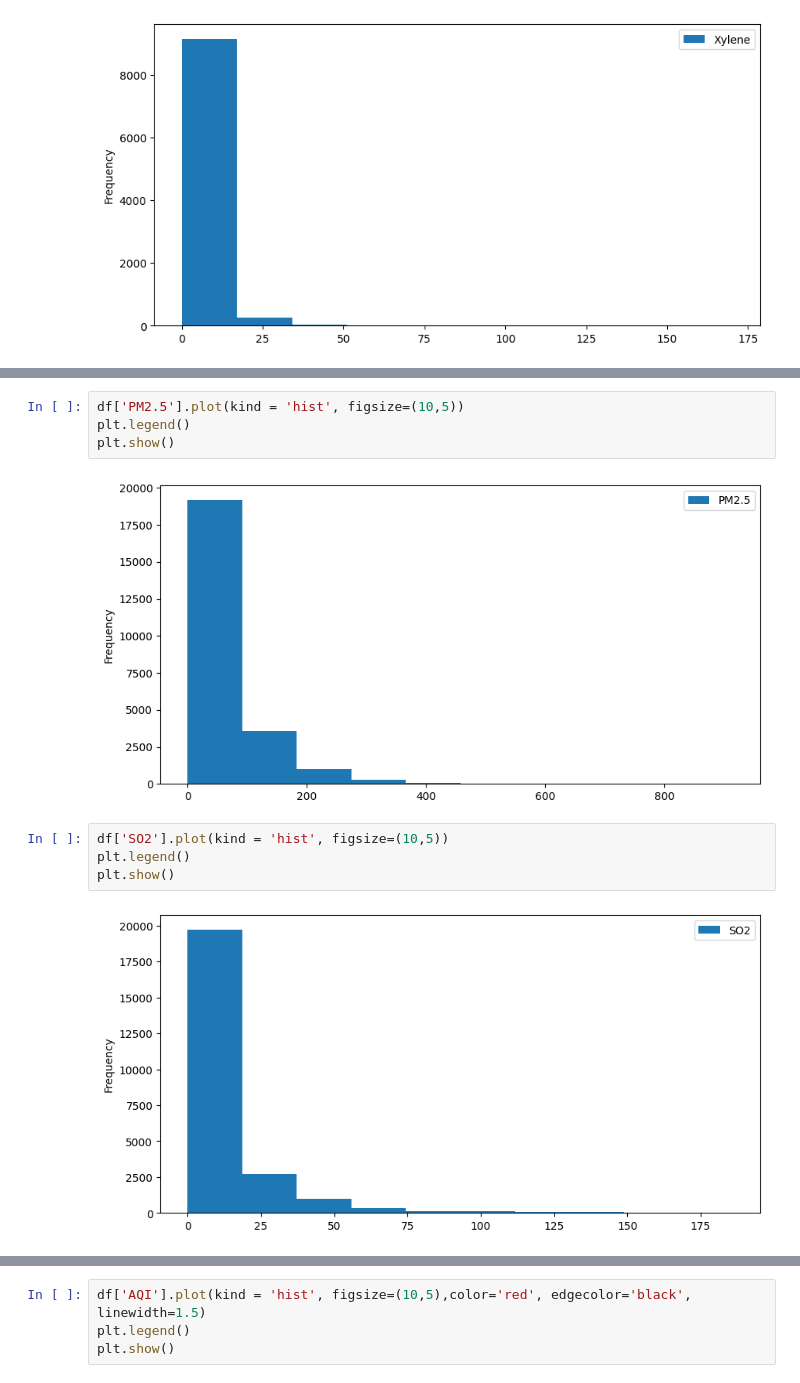
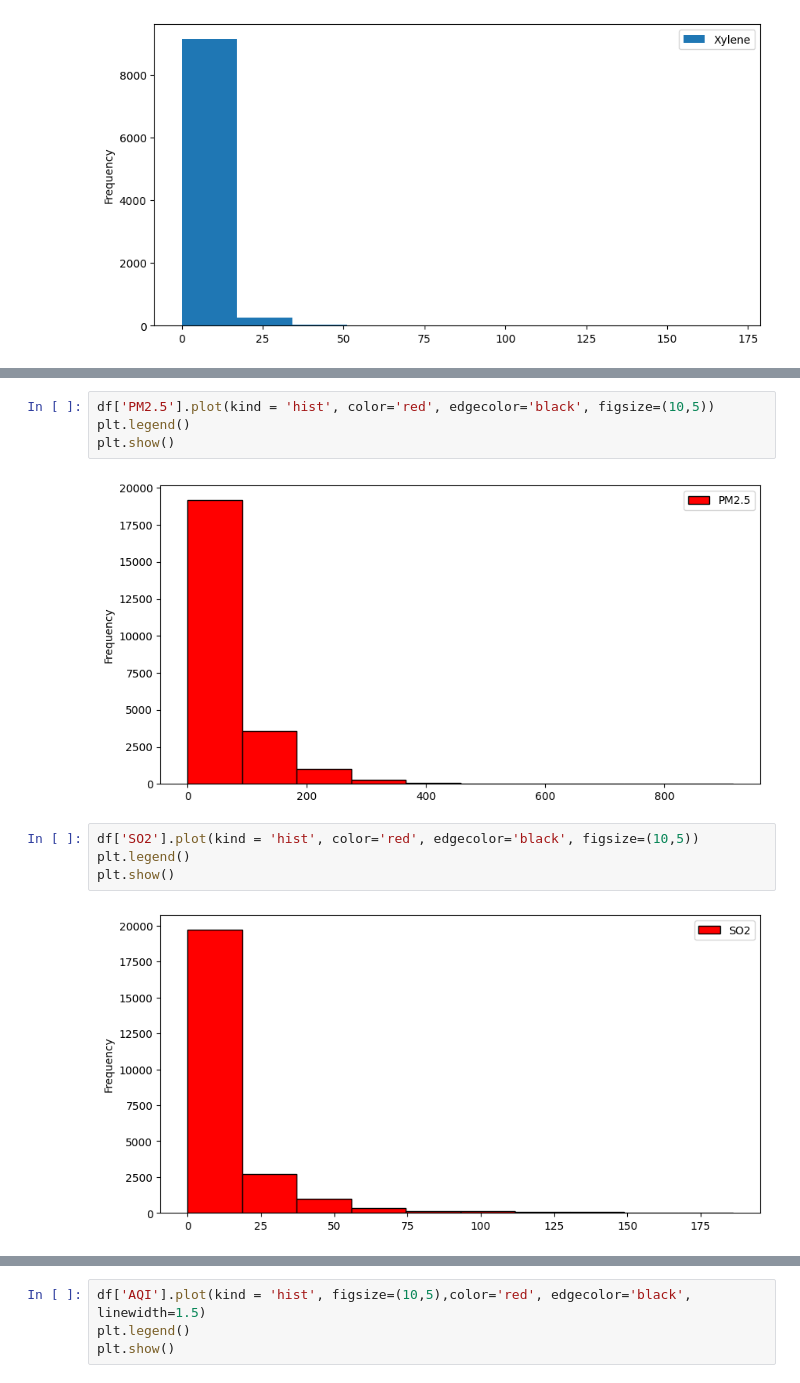
Before and after one commit to lav2024/Air-Quality-Index-Prediction, a Jupyter notebook: AIR QUALITY INDEX PREDICTION.ipynb, the cells around one changed output, grey strips where cells are left out. Saved outputs shown, nothing was run; the diff lists cells and outputs as text.

```diff
--- a/AIR QUALITY INDEX PREDICTION.ipynb
+++ b/AIR QUALITY INDEX PREDICTION.ipynb
@@ -281,13 +291,13 @@ plt.show()
 # %%
-df['PM2.5'].plot(kind = 'hist', figsize=(10,5))
+df['PM2.5'].plot(kind = 'hist', color='red', edgecolor='black', figsize=(10,5))
 plt.legend()
 plt.show()
 # %% [output]
-[figure, old version]
+[figure, new version]
 # %%
-df['SO2'].plot(kind = 'hist', figsize=(10,5))
+df['SO2'].plot(kind = 'hist', color='red', edgecolor='black', figsize=(10,5))
 plt.legend()
 plt.show()
 # %% [output]
-[figure, old version]
+[figure, new version]
 # %%
```
Also changed, not shown: parts of 33 cells of this notebook.
